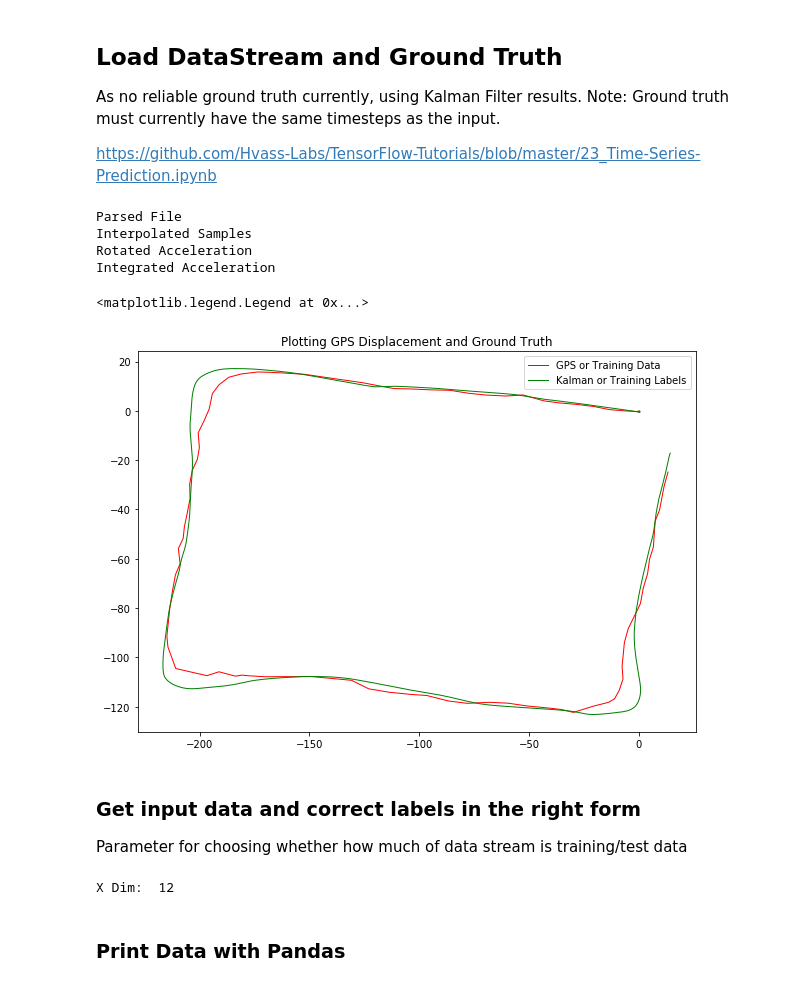
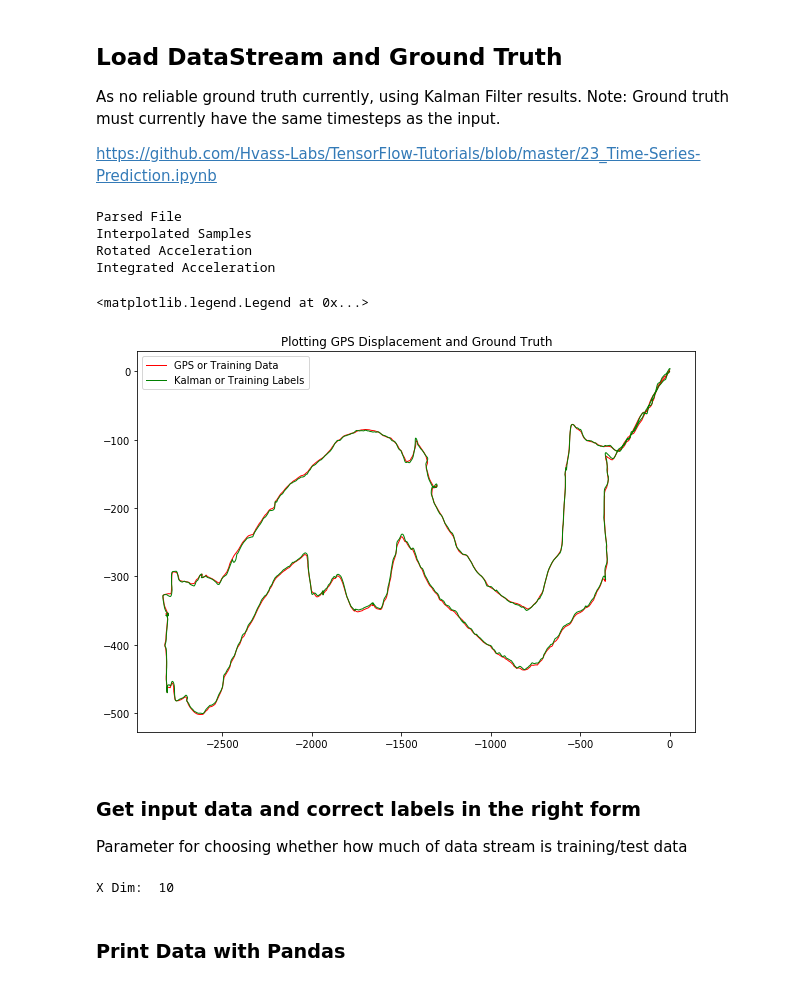
Before and after one commit to harrywaugh/ActivityTrackingWithSensorFusion, a Jupyter notebook: Analyse IMU Stream-RNN.ipynb, the cells around one changed output. Drawn from its saved outputs; the diff is of its cells as text; code cells hidden in the pictures.

```diff
--- a/Analyse IMU Stream-RNN.ipynb
+++ b/Analyse IMU Stream-RNN.ipynb
@@ -26,62 +27,62 @@ As no reliable ground truth currently, using Kalman Filter results. Note: Ground
 
 https://github.com/Hvass-Labs/TensorFlow-Tutorials/blob/master/23_Time-Series-Prediction.ipynb
 # %%
-data = Data_Stream('data5.csv')
+data = Data_Stream('data8.csv')
 compute_kalman(data)
 plt.figure(figsize=(10, 7))
 ax=plt.subplot(111)
 plt.plot(data.gps[:, 1], data.gps[:, 2], 'r-', lw=1, label='GPS or Training Data ') ##
 plt.plot(data.kal_dis[:, 1], data.kal_dis[:, 2], 'g-', lw=1, label='Kalman or Training Labels') ##Training Labels
 plt.title("Plotting GPS Displacement and Ground Truth")
 ax.legend()
 # %% [output]
 Parsed File
 Interpolated Samples
 Rotated Acceleration
 Integrated Acceleration
 <matplotlib.legend.Legend at 0x...>
-[figure, old version]
+[figure, new version]
 # %% [markdown]
 ### Get input data and correct labels in the right form
 
 Parameter for choosing whether how much of data stream is training/test data
 # %%
-## Needed Data
-gps = data.gps[:, 1:3]
-acc = data.acc_ERC[:, 1:3]
-vel = data.vel_ERC[:, 1:3]
-mag = data.mag[:, 1:3]
-gyro = data.gyro[:, 1:4]
+def create_input_and_output(data, just_acc=False):
+    ## Needed Data
+    gps = data.gps[:, 1:3]
+    acc = data.acc_ERC[:, 1:3]
+    vel = data.vel_ERC[:, 1:3]
+    mag = data.mag[:, 1:3]
+    gyro = data.gyro[:, 1:4]
 
-time_series = data.acc_ERC[:, 0]
-ground_truth = data.kal_dis[:, 1:3]
-delta_time = np.diff(time_series, axis=0, prepend=0.0)
+    time_series = data.acc_ERC[:, 0]
+    ground_truth = data.kal_dis[:, 1:3]
+    delta_time = np.diff(time_series, axis=0, prepend=0.0)
 
 
-# Choose which data to include in input
+    # Choose which data to include in input
+    if (just_acc):
+        input_data = np.concatenate((gps, acc, delta_time), axis=1)
+    else:
+        input_data = np.concatenate((gps, acc, mag, gyro, delta_time), axis=1)
+    return input_data, ground_truth
 
-just_acc = False
-if (just_acc):
-    input_data = np.concatenate((gps, acc, delta_time), axis=1)
-else:
-    input_data = np.concatenate((gps, acc, vel, mag, gyro, delta_time), axis=1)
-
+## Split data for training and testing
+input_data, ground_truth = create_input_and_output(data)
 x_dim = input_data.shape[1]
 y_dim = ground_truth.shape[1]
 print("X Dim: ", x_dim)
 
-## Split data for training and testing
 num_train = int(0.70*input_data.shape[0])
 num_test = input_data.shape[0] - num_train
 
 training_data   = input_data[:num_train, :]
 training_labels = ground_truth[:num_train, :]
 
-
 test_data     = input_data[num_train:, :]
 test_labels   = ground_truth[num_train:, :]
 # %% [output]
-X Dim:  12
+X Dim:  10
 # %% [markdown]
 ### Print Data with Pandas
 # %%
```
Also changed, not shown: parts of 19 cells of this notebook.
